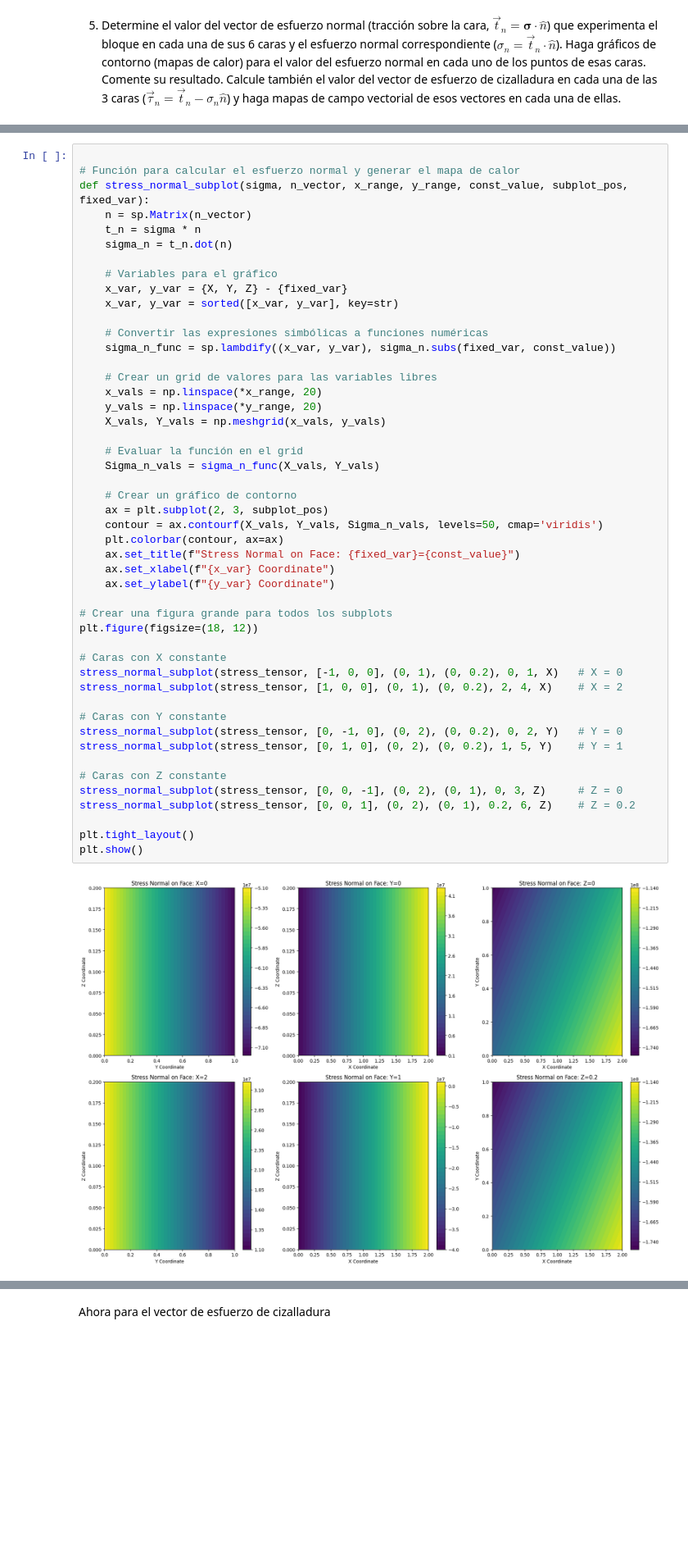
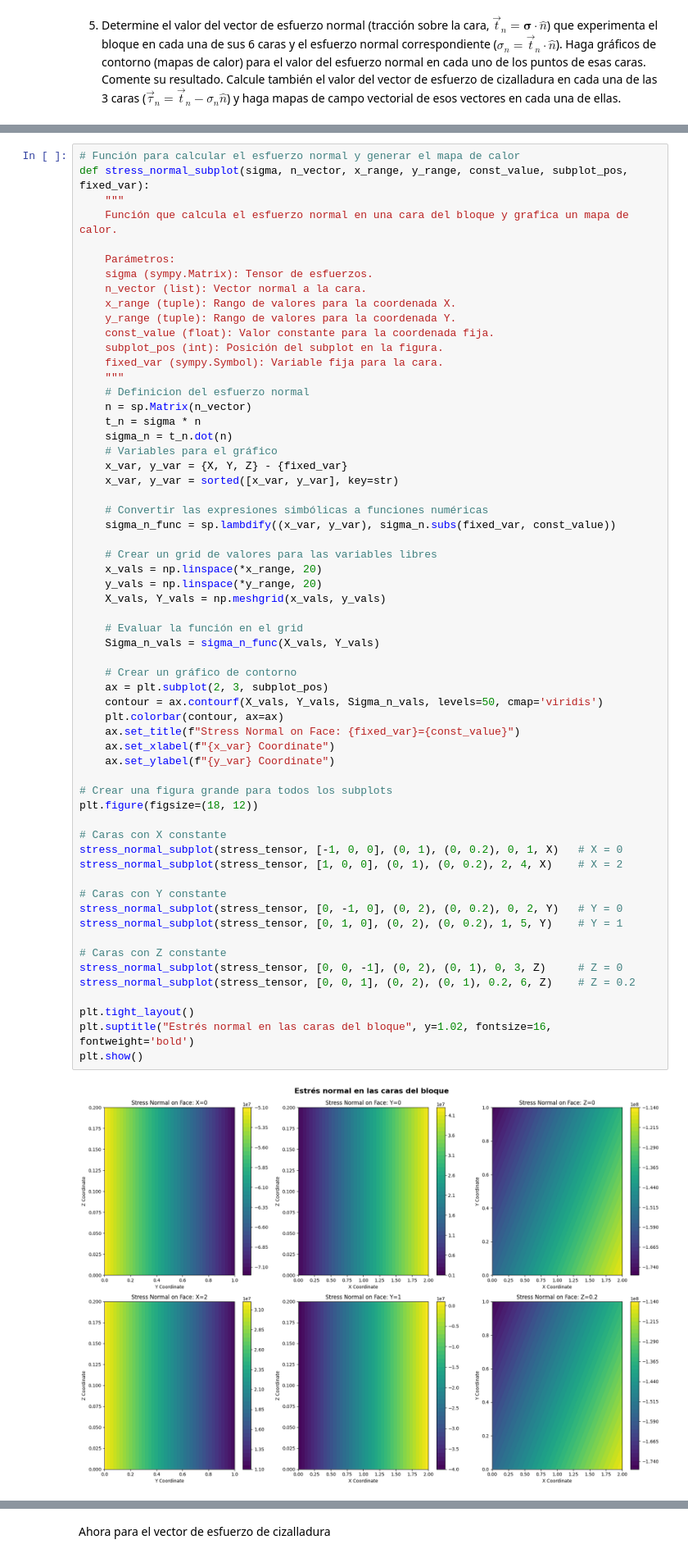
Before and after one commit to andromedalactea/Continuus_Mechanics, a Jupyter notebook: Homeworks/MCON_Tarea3_TensorDeEsfuerzosYDeformación.ipynb, the cells around one changed output, grey strips where cells are left out. Shown at 82% size. Saved outputs shown, nothing was run; the diff lists cells and outputs as text; blank space fills up the shorter version.

```diff
--- a/Homeworks/MCON_Tarea3_TensorDeEsfuerzosYDeformación.ipynb
+++ b/Homeworks/MCON_Tarea3_TensorDeEsfuerzosYDeformación.ipynb
@@ -666,11 +726,22 @@ def stress_normal(stress_tensor, n_vector, x_range, y_range, z_value):
 # %%
-
 # Función para calcular el esfuerzo normal y generar el mapa de calor
 def stress_normal_subplot(sigma, n_vector, x_range, y_range, const_value, subplot_pos, fixed_var):
+    """
+    Función que calcula el esfuerzo normal en una cara del bloque y grafica un mapa de calor.
+
+    Parámetros:
+    sigma (sympy.Matrix): Tensor de esfuerzos.
+    n_vector (list): Vector normal a la cara.
+    x_range (tuple): Rango de valores para la coordenada X.
+    y_range (tuple): Rango de valores para la coordenada Y.
+    const_value (float): Valor constante para la coordenada fija.
+    subplot_pos (int): Posición del subplot en la figura.
+    fixed_var (sympy.Symbol): Variable fija para la cara.
+    """
+    # Definicion del esfuerzo normal
     n = sp.Matrix(n_vector)
     t_n = sigma * n
     sigma_n = t_n.dot(n)
-
     # Variables para el gráfico
     x_var, y_var = {X, Y, Z} - {fixed_var}
     x_var, y_var = sorted([x_var, y_var], key=str)
@@ -685,31 +756,32 @@ def stress_normal_subplot(sigma, n_vector, x_range, y_range, const_value, subplo
 
     # Evaluar la función en el grid
     Sigma_n_vals = sigma_n_func(X_vals, Y_vals)
 
     # Crear un gráfico de contorno
     ax = plt.subplot(2, 3, subplot_pos)
     contour = ax.contourf(X_vals, Y_vals, Sigma_n_vals, levels=50, cmap='viridis')
     plt.colorbar(contour, ax=ax)
     ax.set_title(f"Stress Normal on Face: {fixed_var}={const_value}")
     ax.set_xlabel(f"{x_var} Coordinate")
     ax.set_ylabel(f"{y_var} Coordinate")
 
 # Crear una figura grande para todos los subplots
 plt.figure(figsize=(18, 12))
 
 # Caras con X constante
 stress_normal_subplot(stress_tensor, [-1, 0, 0], (0, 1), (0, 0.2), 0, 1, X)   # X = 0
 stress_normal_subplot(stress_tensor, [1, 0, 0], (0, 1), (0, 0.2), 2, 4, X)    # X = 2
 
 # Caras con Y constante
 stress_normal_subplot(stress_tensor, [0, -1, 0], (0, 2), (0, 0.2), 0, 2, Y)   # Y = 0
 stress_normal_subplot(stress_tensor, [0, 1, 0], (0, 2), (0, 0.2), 1, 5, Y)    # Y = 1
 
 # Caras con Z constante
 stress_normal_subplot(stress_tensor, [0, 0, -1], (0, 2), (0, 1), 0, 3, Z)     # Z = 0
 stress_normal_subplot(stress_tensor, [0, 0, 1], (0, 2), (0, 1), 0.2, 6, Z)    # Z = 0.2
 
 plt.tight_layout()
+plt.suptitle("Estrés normal en las caras del bloque", y=1.02, fontsize=16, fontweight='bold')
 plt.show()
 # %% [output]
-[figure, old version]
+[figure, new version]
```
Also changed, not shown: parts of 34 cells of this notebook.
